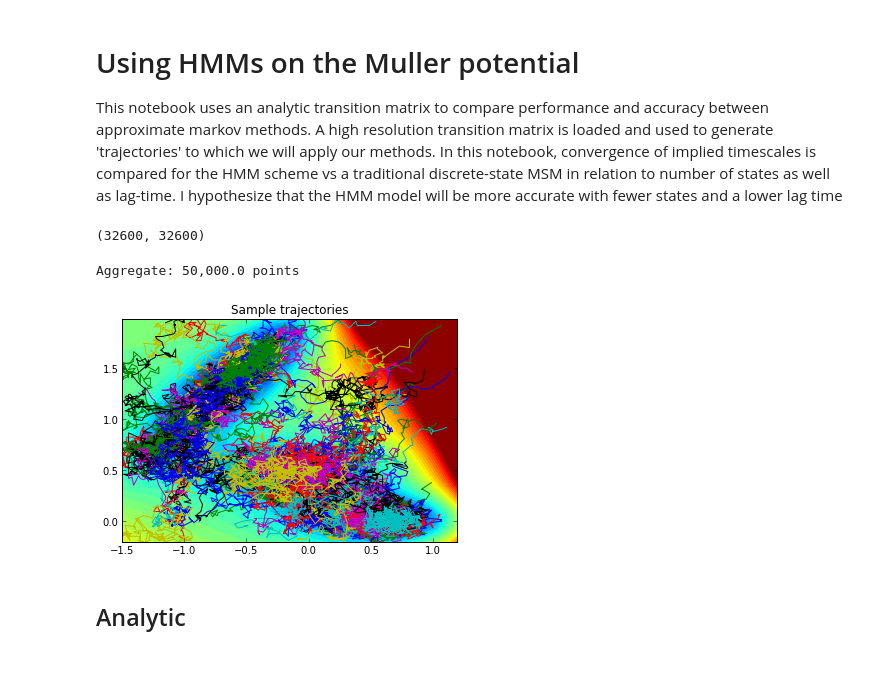
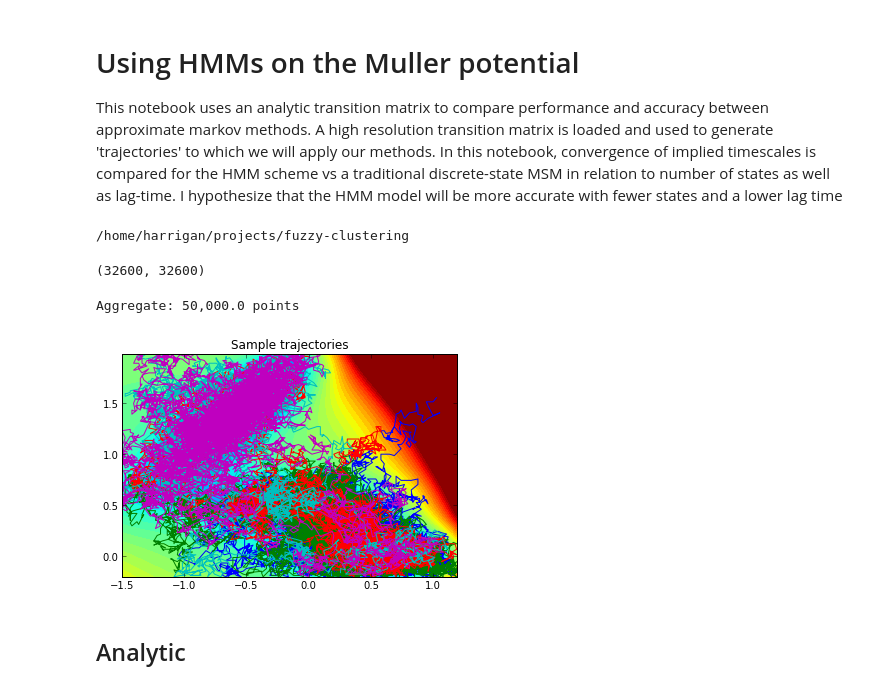
Before and after one commit to mpharrigan/fuzzy-clustering, a Jupyter notebook: HMM-Advanced-Validate.ipynb, the cells around one changed output. Cells and saved outputs as stored; diff of their text form; code cells hidden in the pictures.

```diff
--- a/HMM-Advanced-Validate.ipynb
+++ b/HMM-Advanced-Validate.ipynb
@@ -14,28 +14,32 @@ from msmtoys import muller, plotting
 from fuzzy import analysis, classic, mixture
 import msmtoys.analytic
 import numpy as np
+# %%
+cd ~/projects/fuzzy-clustering/
+# %% [output]
+/home/harrigan/projects/fuzzy-clustering
 # %%
 # Load the transition matrix
 import pickle
-with open('transition_matrix.pickl', 'rb') as f:
+with open('transition_matrix_70.pickl', 'rb') as f:
     t_matrix, grid = pickle.load(f)
 print t_matrix.shape
 # %% [output]
 (32600, 32600)
 # %%
 # Generate and view trajectories
-num_trajs = 100
-traj_len = 5000
+num_trajs = 5
+traj_len = 100000
 stride = 10
 print "Aggregate: {:,} points".format((num_trajs*traj_len/stride))
 traj_list = msmtoys.analytic.get_trajlist(t_matrix, grid, num_trajs, traj_len, stride)
 plotting.plot2d(muller.MullerForce)
 [pp.plot(traj[:,0], traj[:,1], '-') for traj in traj_list]
 pp.title("Sample trajectories")
 pp.show()
 # %% [output]
 Aggregate: 50,000.0 points
-[figure, old version]
+[figure, new version]
 # %% [markdown]
 ## Analytic
 # %%
```
Also changed, not shown: parts of 11 cells of this notebook, 14 other files.
